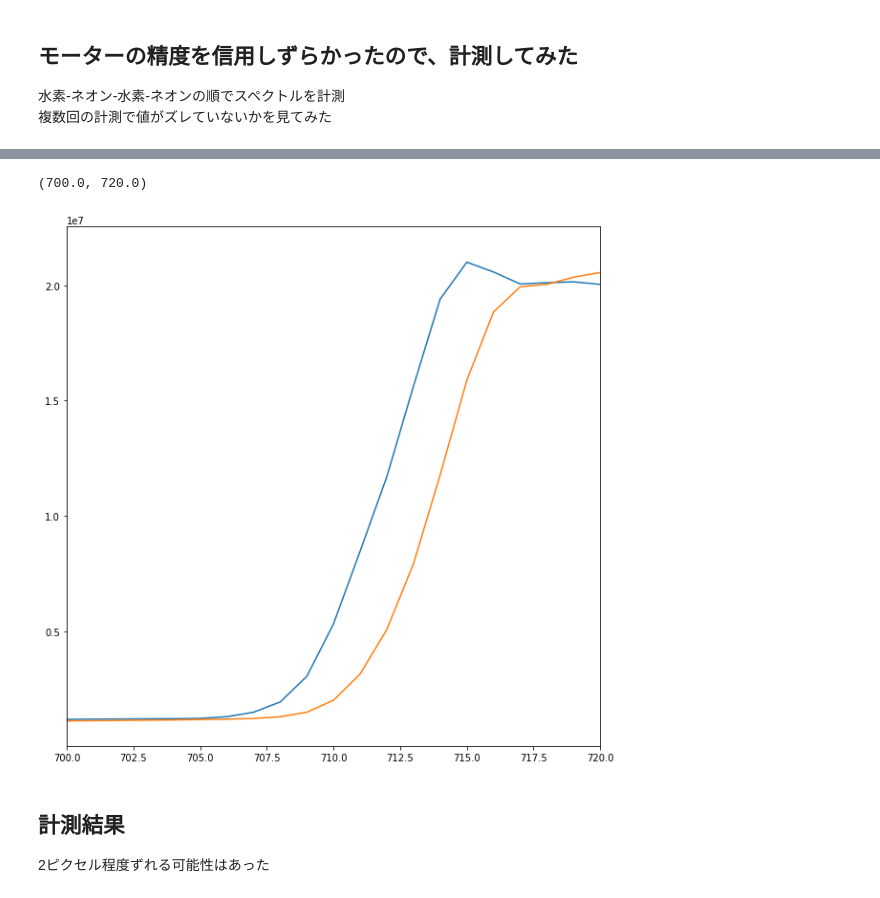
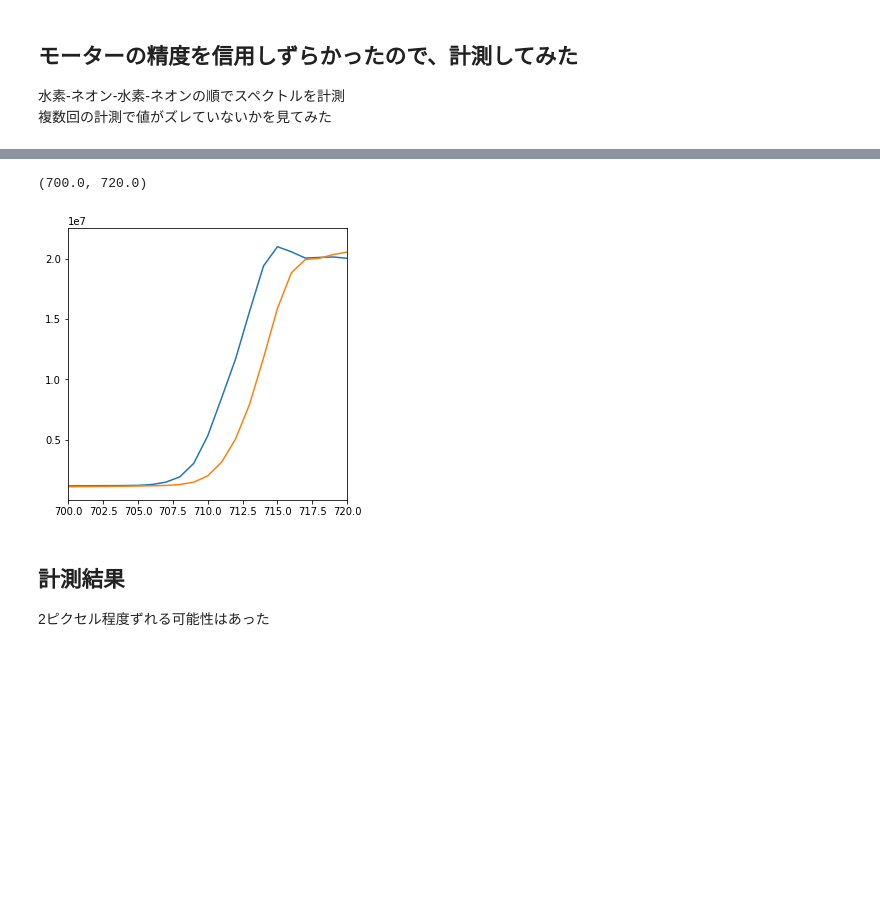
Before and after one commit to AtsushiNi/myLeprecon, a Jupyter notebook: niihama/motor_misalignment.ipynb, the cells around one changed output, grey strips where cells are left out. Saved outputs shown, nothing was run; the diff lists cells and outputs as text; code cells hidden in the pictures; blank space fills up the shorter version.

```diff
--- a/niihama/motor_misalignment.ipynb
+++ b/niihama/motor_misalignment.ipynb
@@ -54,19 +58,19 @@ fig.set_size_inches([20,100])
 # %%
 Ne_2_image_data = xr.open_dataset(join(data_path, 'Ne-2_450000.nc')).to_array()[0]
 Ne_4_image_data = xr.open_dataset(join(data_path, 'Ne-4_450000.nc')).to_array()[0]
 y2 = Ne_2_image_data.sum(axis=0)
 y4 = Ne_4_image_data.sum(axis=0)
 plot(x_range, y2)
 plot(x_range, y4)
 
 fig=gcf()
 fig.set_facecolor('w')
-fig.set_size_inches([10,10])
+fig.set_size_inches([5,5])
 
 xlim(700, 720)
 # %% [output]
 (700.0, 720.0)
-[figure, old version]
+[figure, new version]
 # %% [markdown]
 ## 計測結果
 2ピクセル程度ずれる可能性はあった
```
Also changed, not shown: parts of 3 cells of this notebook.
